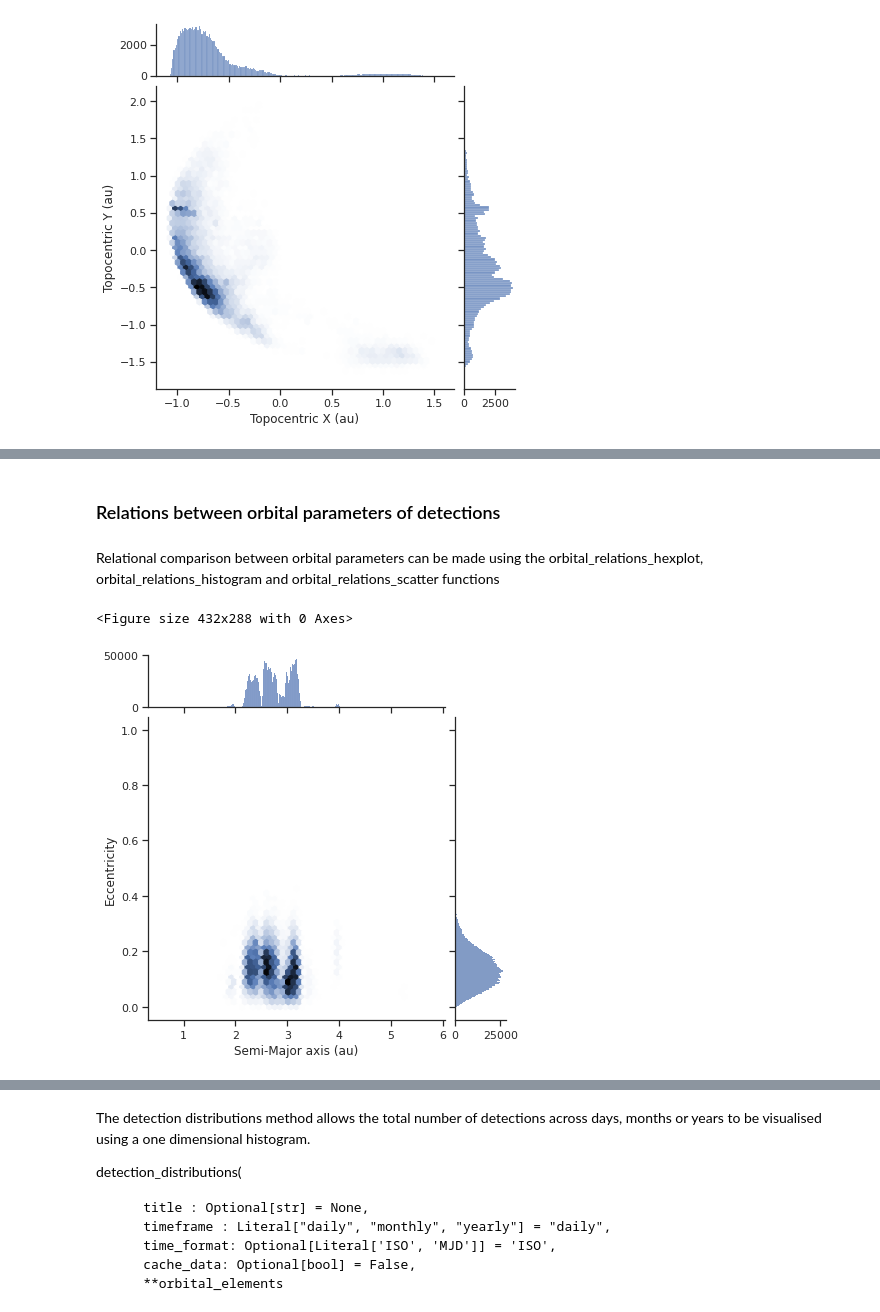
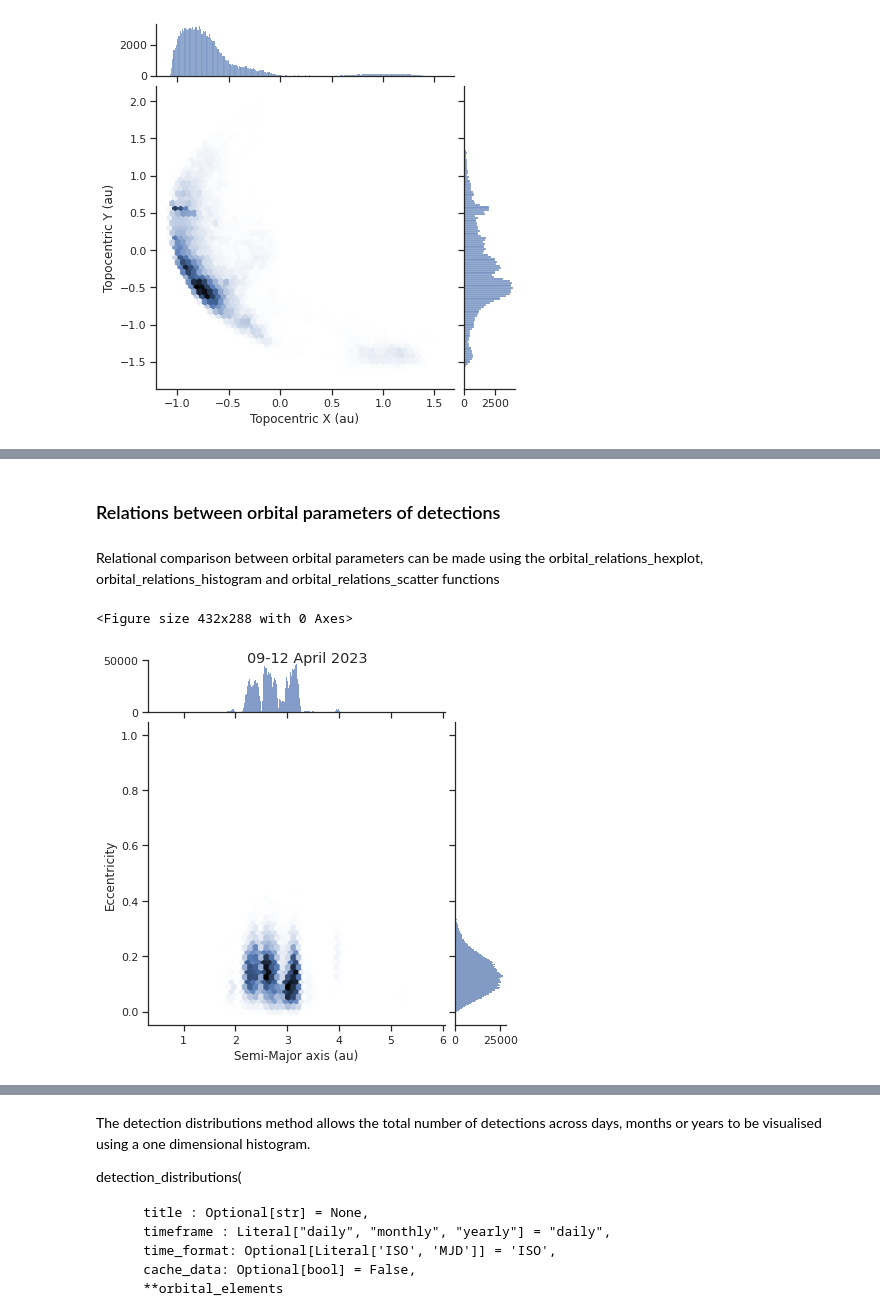
Before and after one commit to QUB-Planet-Lab/LSST_Solar_System_Plotting_Tools, a Jupyter notebook: PlottingTools/Tutorial/detections_examples.ipynb, the cells around one changed output, grey strips where cells are left out. Cells and saved outputs as stored; diff of their text form; code cells hidden in the pictures.

```diff
--- a/PlottingTools/Tutorial/detections_examples.ipynb
+++ b/PlottingTools/Tutorial/detections_examples.ipynb
@@ -281,14 +289,15 @@ x = det.all_orbital_distributions(
-# %% [markdown]
-### Relations between orbital parameters of detections
+# %% [markdown]
+### Relations between orbital parameters of detections
 # %% [markdown]
 Relational comparison between orbital parameters can be made using the orbital_relations_hexplot, orbital_relations_histogram and orbital_relations_scatter functions
 # %%
 example = det.orbital_relations_hexplot(
     x = "a",
     y = "e",
     min_a = 0,
     max_a = 6,
+    title = "09-12 April 2023"
 )
 # %% [output]
 <Figure size 432x288 with 0 Axes>
-[figure, old version]
+[figure, new version]
```
Also changed, not shown: parts of 53 cells of this notebook.
